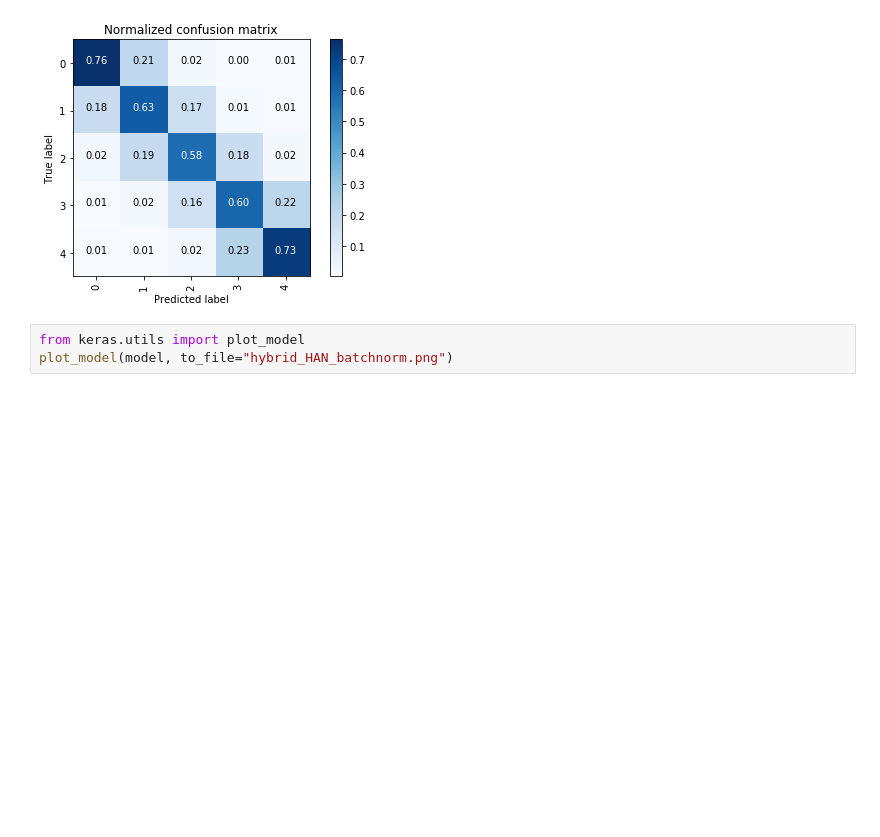
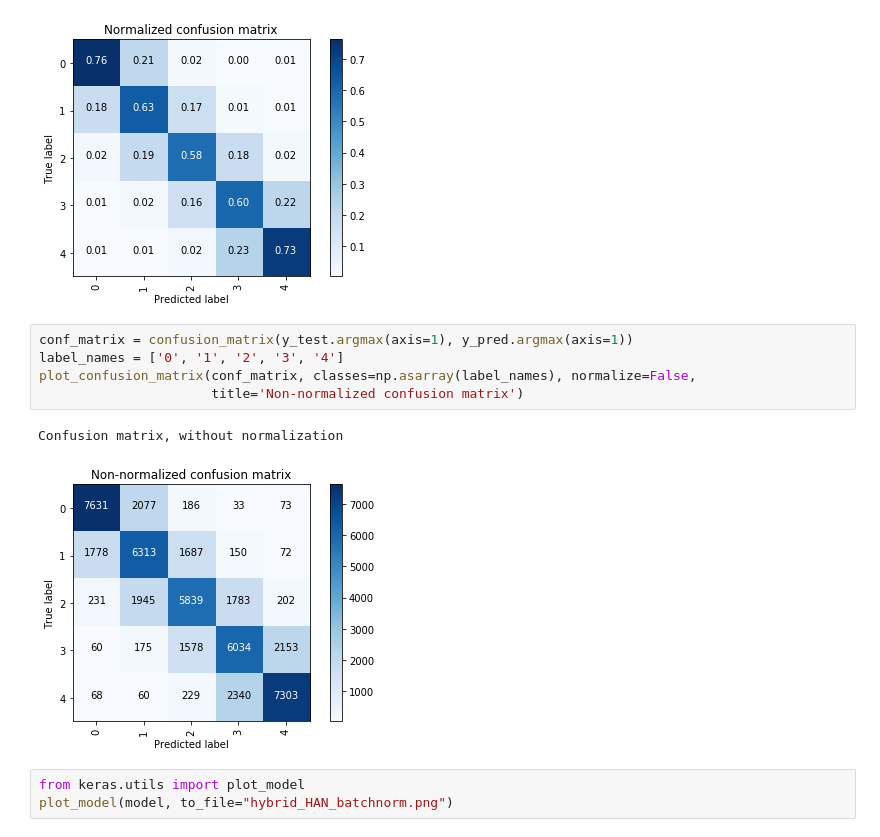
Before and after one commit to DarthVi/mlexperiments, a Jupyter notebook: hybrid_HATN_yelp_modregex_200d_trainable_batchnorm.ipynb, the cells around one changed output. Cells and saved outputs as stored; diff of their text form; blank space fills up the shorter version.

```diff
--- a/hybrid_HATN_yelp_modregex_200d_trainable_batchnorm.ipynb
+++ b/hybrid_HATN_yelp_modregex_200d_trainable_batchnorm.ipynb
@@ -481,6 +481,14 @@ plot_confusion_matrix(conf_matrix, classes=np.asarray(label_names), normalize=Tr
 # %% [output]
 Normalized confusion matrix
 [figure]
+# %%
+conf_matrix = confusion_matrix(y_test.argmax(axis=1), y_pred.argmax(axis=1))
+label_names = ['0', '1', '2', '3', '4']
+plot_confusion_matrix(conf_matrix, classes=np.asarray(label_names), normalize=False,
+                      title='Non-normalized confusion matrix')
+# %% [output]
+Confusion matrix, without normalization
+[figure, added]
 # %%
 from keras.utils import plot_model
 plot_model(model, to_file="hybrid_HAN_batchnorm.png")
```
Also changed, not shown: parts of 1 cell of this notebook.
